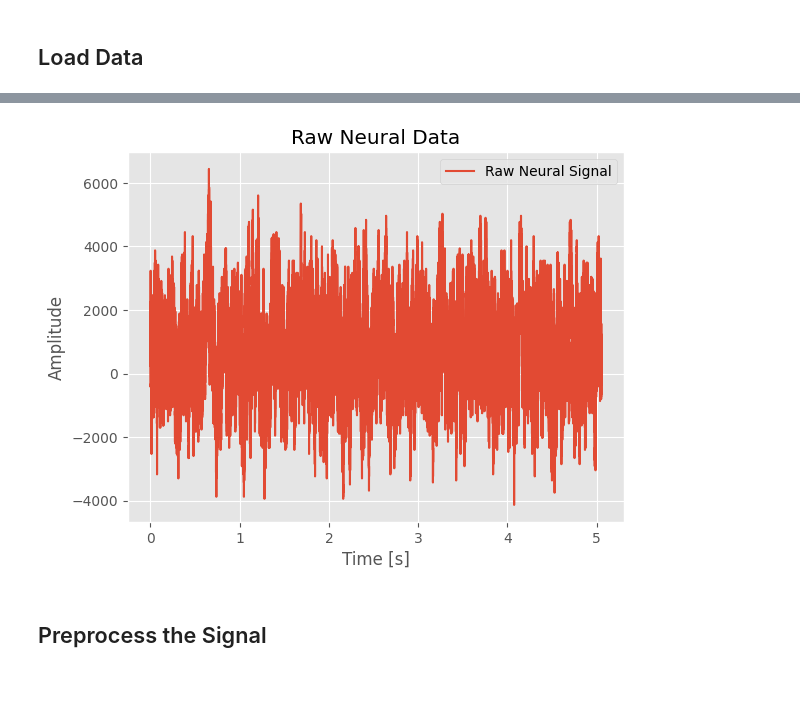
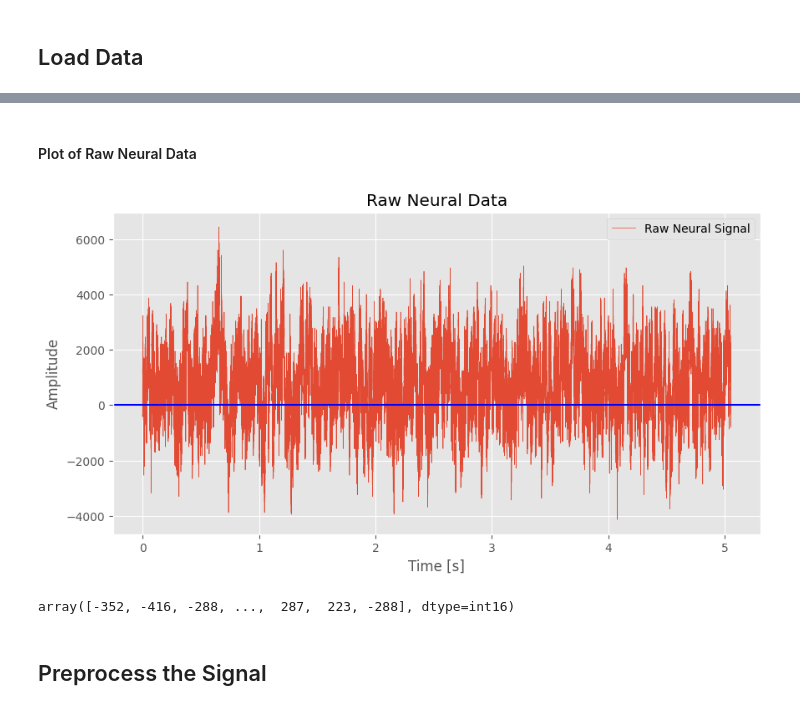
Before and after one commit to efwoods/Neuralink-Compression-Challenge, a Jupyter notebook: analysis/neuralink_spike_detection_analysis.ipynb, the cells around one changed output, grey strips where cells are left out. Cells and saved outputs as stored; diff of their text form; code cells hidden in the pictures; blank space fills up the shorter version.

```diff
--- a/analysis/neuralink_spike_detection_analysis.ipynb
+++ b/analysis/neuralink_spike_detection_analysis.ipynb
@@ -367,13 +383,21 @@ time_array = np.arange(start=0, stop=time_array_length, step=(1 / sample_rate))
+# %% [markdown]
+#### Plot of Raw Neural Data
 # %%
-plt.plot(time_array, raw_neural_data)
+plt.figure(figsize=(10, 5))
+plt.plot(time_array, raw_neural_data, linewidth=0.5)
 plt.title("Raw Neural Data")
 plt.xlabel("Time [s]")
 plt.ylabel("Amplitude")
 plt.legend(["Raw Neural Signal"])
 plt.grid(True)
+plt.axhline(y=0, color="blue")
 plt.show()
 # %% [output]
-[figure, old version]
+[figure, new version]
+# %%
+raw_neural_data
+# %% [output]
+array([-352, -416, -288, ...,  287,  223, -288], dtype=int16)
 # %% [markdown]
 ## Preprocess the Signal
 # %% [markdown]
```
Also changed, not shown: parts of 6 cells of this notebook.
